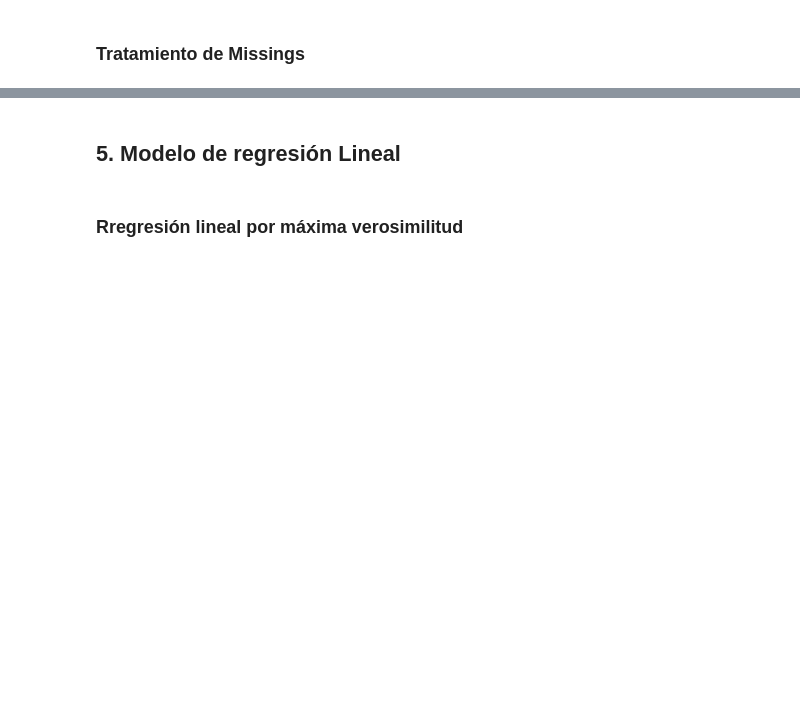
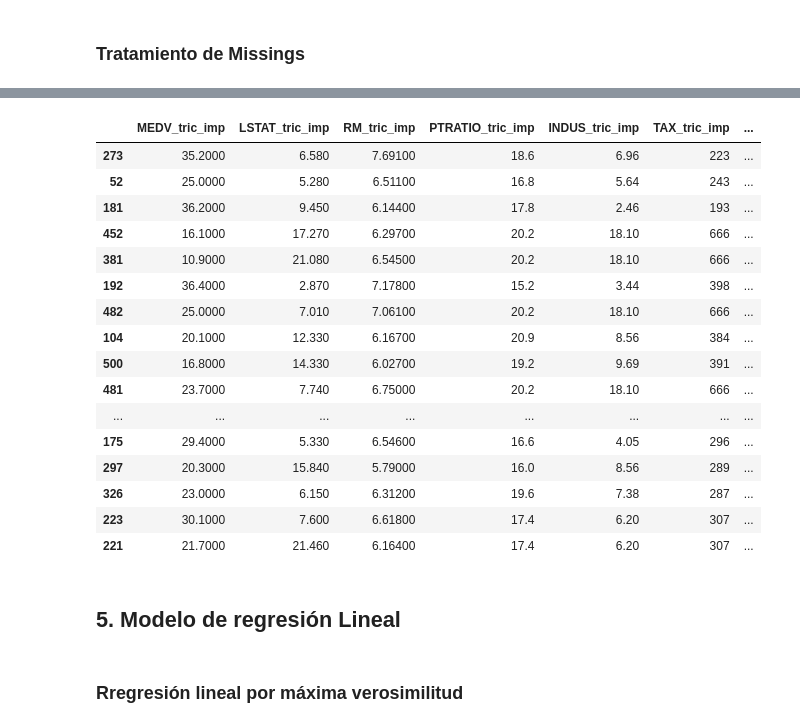
Before and after one commit to JCaballerot/Machine-Learning-Program, a Jupyter notebook: Supervised_models/Linear_regression/Lab_Boston_Housing_v2.ipynb, the cells around one changed output, grey strips where cells are left out. Drawn from its saved outputs; the diff is of its cells as text; code cells hidden in the pictures; blank space fills up the shorter version.

```diff
--- a/Supervised_models/Linear_regression/Lab_Boston_Housing_v2.ipynb
+++ b/Supervised_models/Linear_regression/Lab_Boston_Housing_v2.ipynb
@@ -479,4 +495,4 @@ univariate_II.to_csv('univariate_assesment.csv', index = 0)
 # %% [markdown]
 ### Tratamiento de Missings
 # %%
-all_features = X_train.columns.tolist()
+all_features = train.columns.tolist()
@@ -483,9 +519,27 @@ all_features = X_train.columns.tolist()
 # %%
 # Trataiento de missings
 
-X_train[[x + '_imp' for x in all_features]] = X_train[all_features].fillna(X_train[all_features].median())
+train[[x + '_imp' for x in all_features]] = train.fillna(train[all_features].median())
 # %%
-X_train[[x + '_imp' for x in all_features]].head(30)
+train[[x + '_imp' for x in all_features if '_tric' in x]].head(30)
+# %% [output]
+|  | MEDV_tric_imp | LSTAT_tric_imp | RM_tric_imp | PTRATIO_tric_imp | INDUS_tric_imp | TAX_tric_imp | ... |
+| 273 | 35.2000 | 6.580 | 7.69100 | 18.6 | 6.96 | 223 | ... |
+| 52 | 25.0000 | 5.280 | 6.51100 | 16.8 | 5.64 | 243 | ... |
+| 181 | 36.2000 | 9.450 | 6.14400 | 17.8 | 2.46 | 193 | ... |
+| 452 | 16.1000 | 17.270 | 6.29700 | 20.2 | 18.10 | 666 | ... |
+| 381 | 10.9000 | 21.080 | 6.54500 | 20.2 | 18.10 | 666 | ... |
+| 192 | 36.4000 | 2.870 | 7.17800 | 15.2 | 3.44 | 398 | ... |
+| 482 | 25.0000 | 7.010 | 7.06100 | 20.2 | 18.10 | 666 | ... |
+| 104 | 20.1000 | 12.330 | 6.16700 | 20.9 | 8.56 | 384 | ... |
+| 500 | 16.8000 | 14.330 | 6.02700 | 19.2 | 9.69 | 391 | ... |
+| 481 | 23.7000 | 7.740 | 6.75000 | 20.2 | 18.10 | 666 | ... |
+| ... | ... | ... | ... | ... | ... | ... | ... |
+| 175 | 29.4000 | 5.330 | 6.54600 | 16.6 | 4.05 | 296 | ... |
+| 297 | 20.3000 | 15.840 | 5.79000 | 16.0 | 8.56 | 289 | ... |
+| 326 | 23.0000 | 6.150 | 6.31200 | 19.6 | 7.38 | 287 | ... |
+| 223 | 30.1000 | 7.600 | 6.61800 | 17.4 | 6.20 | 307 | ... |
+| 221 | 21.7000 | 21.460 | 6.16400 | 17.4 | 6.20 | 307 | ... |
 # %% [markdown]
 ## 5. Modelo de regresión Lineal
 # %% [markdown]
```
Also changed, not shown: parts of 22 cells of this notebook.
